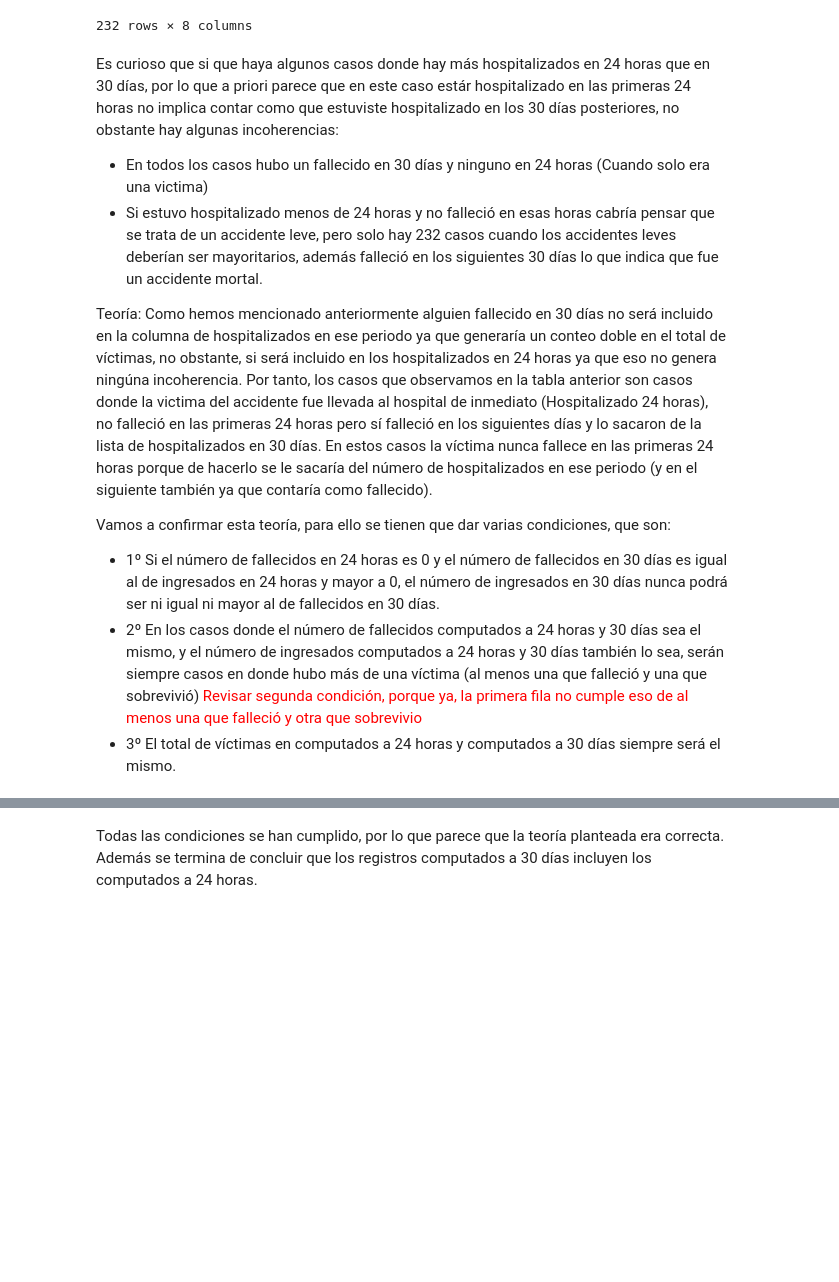
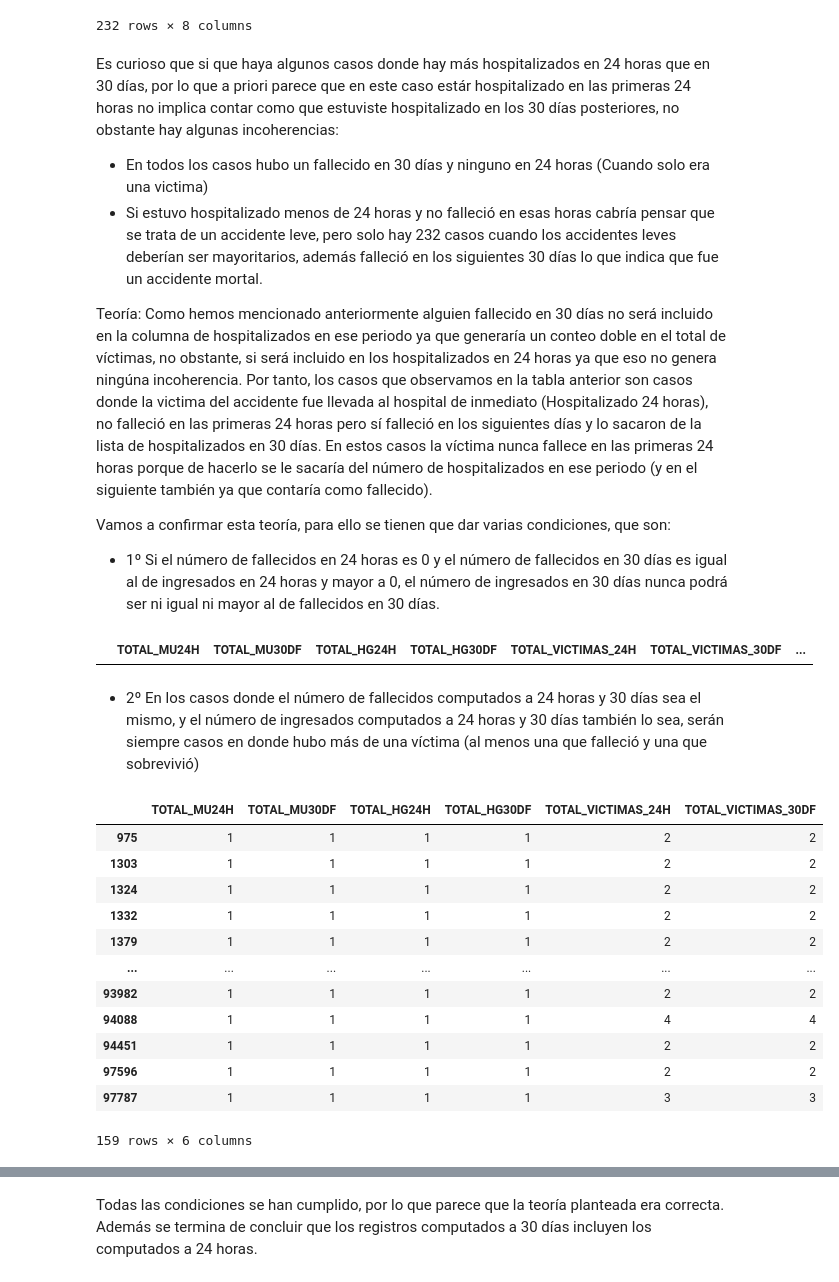
Before and after one commit to 4GeeksAcademy/Proyecto_final_DS_Alex_Carlos, a Jupyter notebook: project/project.ipynb, the cells around one changed output, grey strips where cells are left out. Drawn from its saved outputs; the diff is of its cells as text; code cells hidden in the pictures; blank space fills up the shorter version.

```diff
--- a/project/project.ipynb
+++ b/project/project.ipynb
@@ -124,16 +124,29 @@ Teoría: Como hemos mencionado anteriormente alguien fallecido en 30 días no se
 
 Vamos a confirmar esta teoría, para ello se tienen que dar varias condiciones, que son:
 - 1º Si el número de fallecidos en 24 horas es 0 y el número de fallecidos en 30 días es igual al de ingresados en 24 horas y mayor a 0, el número de ingresados en 30 días nunca podrá ser ni igual ni mayor al de fallecidos en 30 días.
-- 2º En los casos donde el número de fallecidos computados a 24 horas y 30 días sea el mismo, y el número de ingresados computados a 24 horas y 30 días también lo sea, serán siempre casos en donde hubo más de una víctima (al menos una que falleció y una que sobrevivió) <font color="red">Revisar segunda condición, porque ya, la primera fila no cumple eso de al menos una que falleció y otra que sobrevivio </font>
-- 3º El total de víctimas en computados a 24 horas y computados a 30 días siempre será el mismo.
 # %%
 # 1º Condición
-condicion_1 = df[['TOTAL_MU24H','TOTAL_MU30DF','TOTAL_HG24H', 'TOTAL_HG30DF','TOTAL_VICTIMAS_24H',
+df[['TOTAL_MU24H','TOTAL_MU30DF','TOTAL_HG24H', 'TOTAL_HG30DF','TOTAL_VICTIMAS_24H',
        'TOTAL_VICTIMAS_30DF','TOTAL_HL24H','TOTAL_HL30DF']].loc[(df['TOTAL_MU24H'] == 0) & (df['TOTAL_MU30DF']==df['TOTAL_HG24H']) & (df['TOTAL_MU30DF']>0) & (df['TOTAL_HG30DF']>=df['TOTAL_MU30DF'])]
-
-#2º Condición
-condicion_2 = df[['TOTAL_MU24H','TOTAL_MU30DF','TOTAL_HG24H', 'TOTAL_HG30DF','TOTAL_VICTIMAS_24H',
-       'TOTAL_VICTIMAS_30DF']].loc[(df['TOTAL_MU24H'] == df['TOTAL_MU30DF']) & (df['TOTAL_HG24H']==df['TOTAL_MU30DF']) & (df['TOTAL_HG24H']==1)]
-
-#3º Condición
-condicion_3 = df.loc[df['TOTAL_VICTIMAS_24H'] != df['TOTAL_VICTIMAS_30DF']]
+# %% [output]
+|  | TOTAL_MU24H | TOTAL_MU30DF | TOTAL_HG24H | TOTAL_HG30DF | TOTAL_VICTIMAS_24H | TOTAL_VICTIMAS_30DF | ... |
+# %% [markdown]
+- 2º En los casos donde el número de fallecidos computados a 24 horas y 30 días sea el mismo, y el número de ingresados computados a 24 horas y 30 días también lo sea, serán siempre casos en donde hubo más de una víctima (al menos una que falleció y una que sobrevivió)
+# %%
+#2º Condición
+df[['TOTAL_MU24H','TOTAL_MU30DF','TOTAL_HG24H', 'TOTAL_HG30DF','TOTAL_VICTIMAS_24H',
+       'TOTAL_VICTIMAS_30DF']].loc[(df['TOTAL_MU24H'] == df['TOTAL_MU30DF']) & (df['TOTAL_HG24H']==df['TOTAL_MU30DF']) & (df['TOTAL_HG24H']==1)]
+# %% [output]
+|  | TOTAL_MU24H | TOTAL_MU30DF | TOTAL_HG24H | TOTAL_HG30DF | TOTAL_VICTIMAS_24H | TOTAL_VICTIMAS_30DF |
+| 975 | 1 | 1 | 1 | 1 | 2 | 2 |
+| 1303 | 1 | 1 | 1 | 1 | 2 | 2 |
+| 1324 | 1 | 1 | 1 | 1 | 2 | 2 |
+| 1332 | 1 | 1 | 1 | 1 | 2 | 2 |
+| 1379 | 1 | 1 | 1 | 1 | 2 | 2 |
+| ... | ... | ... | ... | ... | ... | ... |
+| 93982 | 1 | 1 | 1 | 1 | 2 | 2 |
+| 94088 | 1 | 1 | 1 | 1 | 4 | 4 |
+| 94451 | 1 | 1 | 1 | 1 | 2 | 2 |
+| 97596 | 1 | 1 | 1 | 1 | 2 | 2 |
+| 97787 | 1 | 1 | 1 | 1 | 3 | 3 |
+159 rows × 6 columns
```
Also changed, not shown: parts of 2 cells of this notebook.
